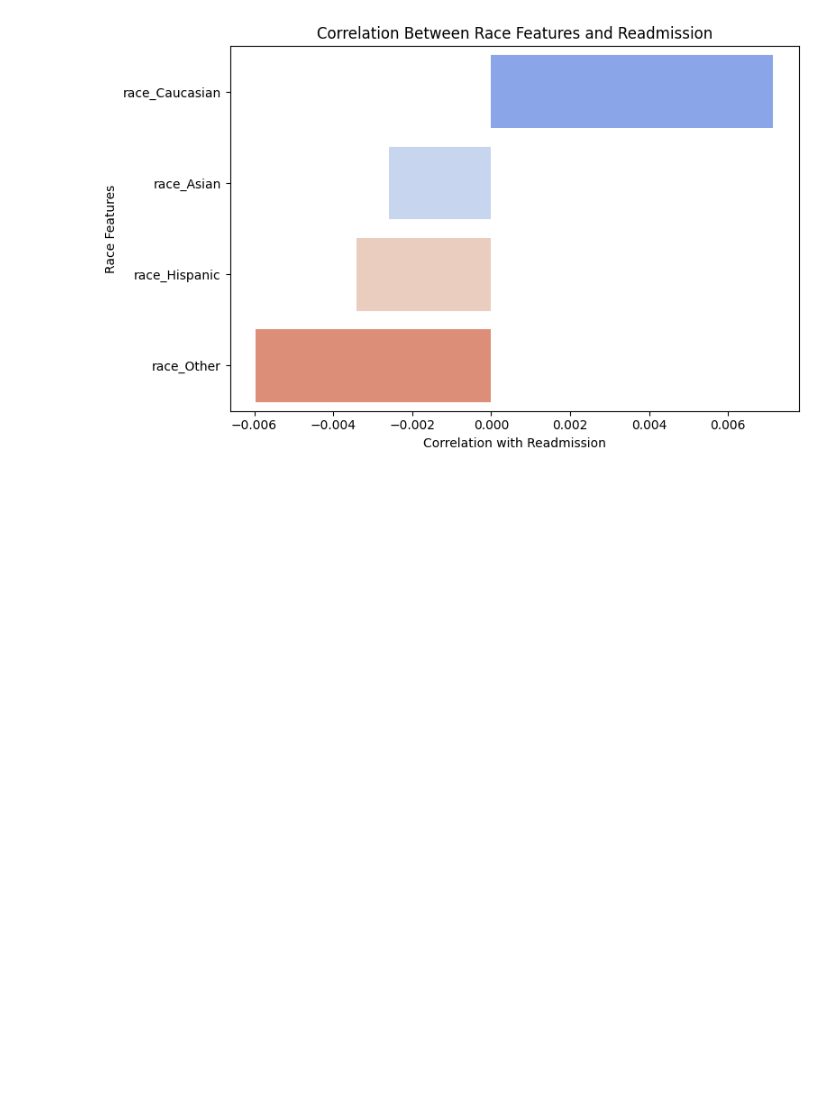
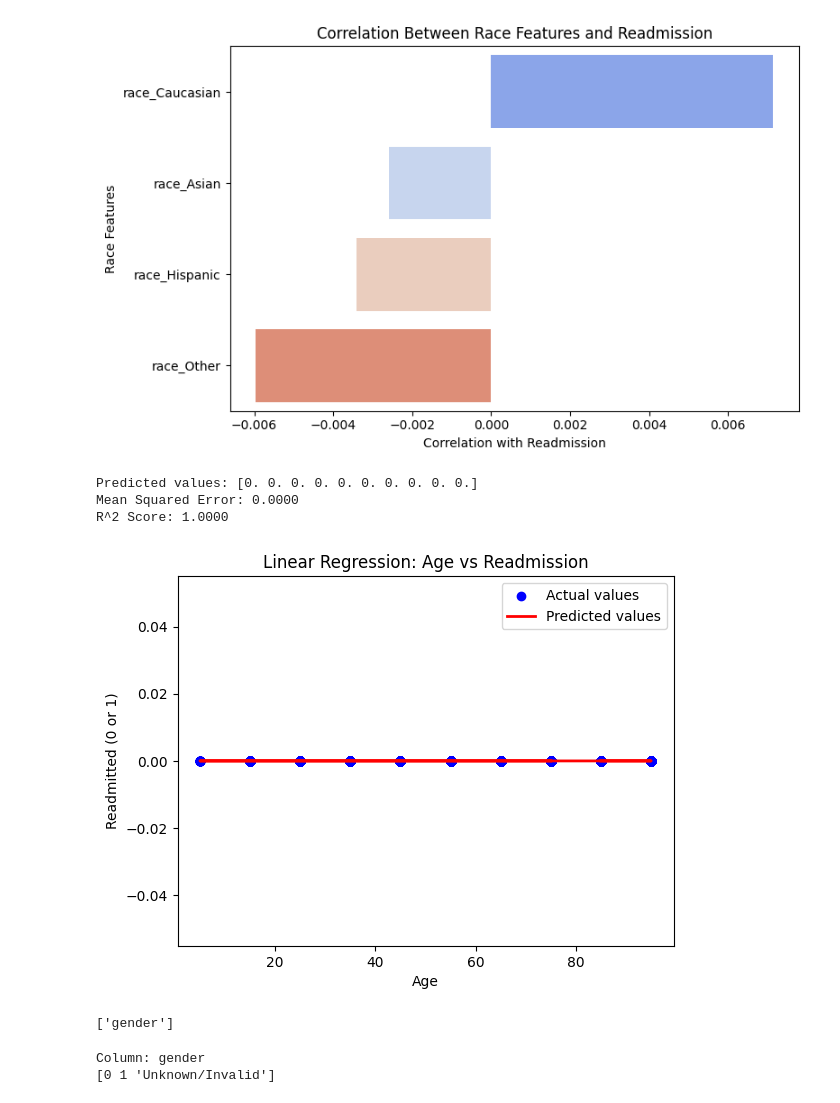
Before and after one commit to amen-hussain/SP25-Project, a Jupyter notebook: clean_code/SP25_Regressions.ipynb, the cells around one changed output. Drawn from its saved outputs; the diff is of its cells as text; code cells hidden in the pictures; blank space fills up the shorter version.

Commit message:
logistic regression

```diff
--- a/clean_code/SP25_Regressions.ipynb
+++ b/clean_code/SP25_Regressions.ipynb
@@ -333,0 +360,53 @@ Passing `palette` without assigning `hue` is deprecated and will be removed in v
+# %%
+#Linear Regression
+#Determining Target Variables (Age and Readmitted)
+X = diabetes_cleaned[['age']]
+y = diabetes_cleaned['readmitted'].apply(lambda x: 1 if x == '<30' else 0)  # 1 for readmission, 0 for no
+
+#Split Dataset for Training (80%) and Test (20%)
+X_train, X_test, y_train, y_test = train_test_split(X, y, test_size=0.2, random_state=42)
+
+# Train model
+model = LinearRegression()
+model.fit(X_train, y_train)
+
+# Make predictions
+y_pred = model.predict(X_test)
+print(f"Predicted values: {y_pred[:10]}")
+
+# Evaluate model
+from sklearn.metrics import mean_squared_error, r2_score
+
+print(f"Mean Squared Error: {mean_squared_error(y_test, y_pred):.4f}")
+print(f"R^2 Score: {r2_score(y_test, y_pred):.4f}")
+# %% [output]
+Predicted values: [0. 0. 0. 0. 0. 0. 0. 0. 0. 0.]
+Mean Squared Error: 0.0000
+R^2 Score: 1.0000
+# %%
+# Plotting Age vs Readmission
+plt.scatter(X_test, y_test, color='blue', label='Actual values')
+plt.plot(X_test, y_pred, color='red', label='Predicted values', linewidth=2)
+
+plt.title('Linear Regression: Age vs Readmission')
+plt.xlabel('Age')
+plt.ylabel('Readmitted (0 or 1)')
+plt.legend()
+plt.show()
+# %% [output]
+[figure, added]
+# %%
+#Brainstorming to Fix "String/Unknown" Error while trying to run Linear Regression ML
+non_numeric_cols = diabetes_cleaned.select_dtypes(include=['object', 'string']).columns.tolist()
+print(non_numeric_cols)
+# %% [output]
+['gender']
+# %%
+for col in non_numeric_cols:
+    print(f"\nColumn: {col}")
+    print(diabetes_cleaned[col].unique())
+
+#matches error code --> now need to determine what to do with those rows
+# %% [output]
+Column: gender
+[0 1 'Unknown/Invalid']
```
Also changed, not shown: parts of 14 cells of this notebook.
